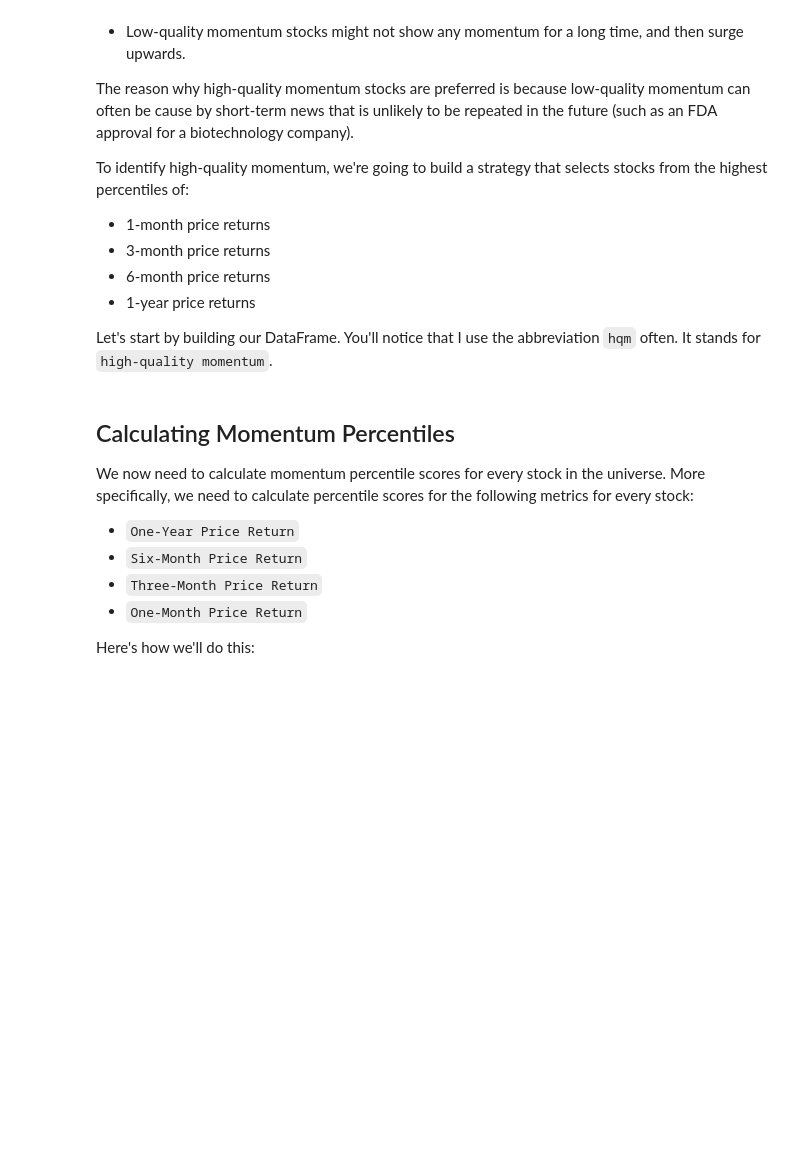
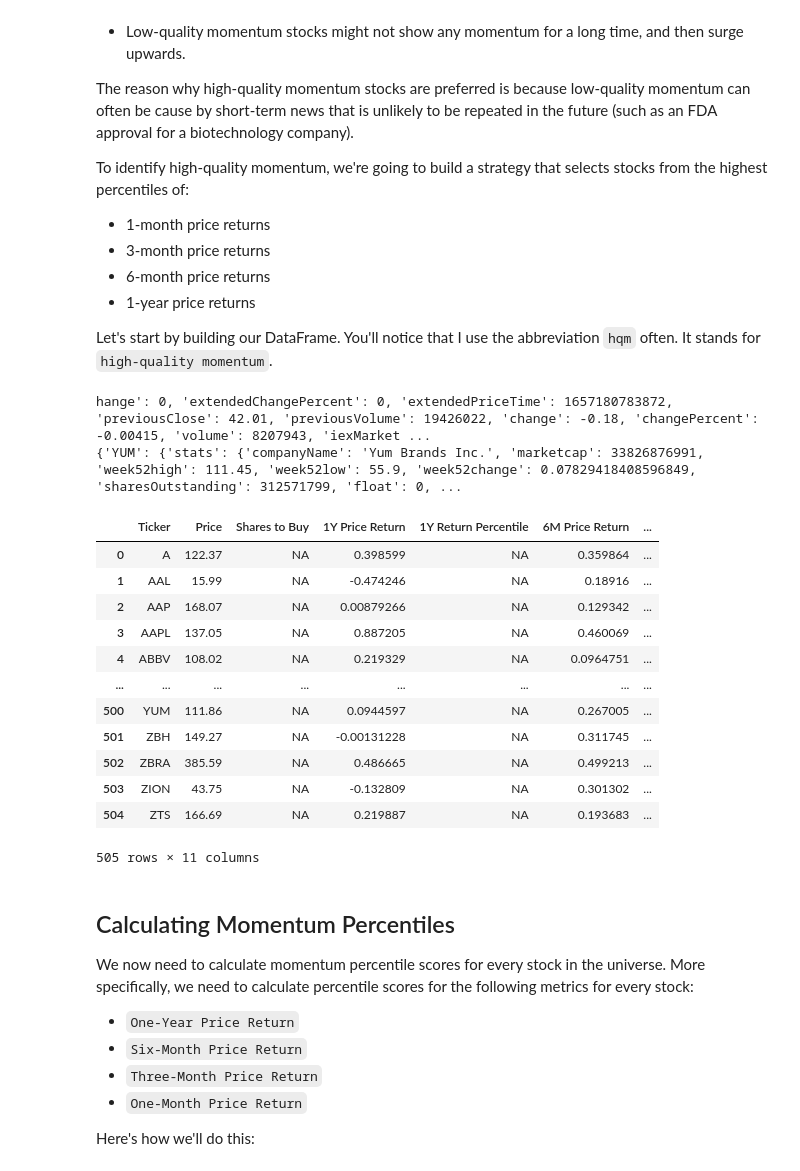
Before and after one commit to alexalexyang/trading_practice, a Jupyter notebook: algorithmic-trading-python/starter_files/002_quantitative_momentum_strategy.ipynb, the cells around one changed output. Cells and saved outputs as stored; diff of their text form; code cells hidden in the pictures; blank space fills up the shorter version.

```diff
--- a/algorithmic-trading-python/starter_files/002_quantitative_momentum_strategy.ipynb
+++ b/algorithmic-trading-python/starter_files/002_quantitative_momentum_strategy.ipynb
@@ -222,36 +222,53 @@ hqm_cols = [
     '6M Price Return',
     '6M Return Percentile',
     '3M Price Return',
     '3M Return Percentile',
     '1M Price Return',
     '1M Return Percentile',
 ]
 
 hqm_df = pd.DataFrame(columns=hqm_cols)
 
 for symbol_string in symbol_strings:
     batch_api_call_url = f'{batch_url}/?types=stats,quote&symbols={symbol_string}&token={token}'
     data = requests.get(batch_api_call_url).json()
 
     for symbol in symbol_string.split(','):
         hqm_df = hqm_df.append(
             pd.Series(
                 [
-                    symbol
-                    data[symbol]['price'],
+                    symbol,
+                    data[symbol]['quote']['latestPrice'],
                     'NA',
                     data[symbol]['stats']['year1ChangePercent'],
                     'NA',
                     data[symbol]['stats']['month6ChangePercent'],
                     'NA',
                     data[symbol]['stats']['month3ChangePercent'],
                     'NA',
                     data[symbol]['stats']['month1ChangePercent'],
                     'NA',
                 ],
-                index = my_columns),
+                index = hqm_cols),
                 ignore_index = True
                 )
+hqm_df
+# %% [output]
+hange': 0, 'extendedChangePercent': 0, 'extendedPriceTime': 1657180783872, 'previousClose': 42.01, 'previousVolume': 19426022, 'change': -0.18, 'changePercent': -0.00415, 'volume': 8207943, 'iexMarket ...
+{'YUM': {'stats': {'companyName': 'Yum Brands Inc.', 'marketcap': 33826876991, 'week52high': 111.45, 'week52low': 55.9, 'week52change': 0.07829418408596849, 'sharesOutstanding': 312571799, 'float': 0, ...
+|  | Ticker | Price | Shares to Buy | 1Y Price Return | 1Y Return Percentile | 6M Price Return | ... |
+| 0 | A | 122.37 | NA | 0.398599 | NA | 0.359864 | ... |
+| 1 | AAL | 15.99 | NA | -0.474246 | NA | 0.18916 | ... |
+| 2 | AAP | 168.07 | NA | 0.00879266 | NA | 0.129342 | ... |
+| 3 | AAPL | 137.05 | NA | 0.887205 | NA | 0.460069 | ... |
+| 4 | ABBV | 108.02 | NA | 0.219329 | NA | 0.0964751 | ... |
+| ... | ... | ... | ... | ... | ... | ... | ... |
+| 500 | YUM | 111.86 | NA | 0.0944597 | NA | 0.267005 | ... |
+| 501 | ZBH | 149.27 | NA | -0.00131228 | NA | 0.311745 | ... |
+| 502 | ZBRA | 385.59 | NA | 0.486665 | NA | 0.499213 | ... |
+| 503 | ZION | 43.75 | NA | -0.132809 | NA | 0.301302 | ... |
+| 504 | ZTS | 166.69 | NA | 0.219887 | NA | 0.193683 | ... |
+505 rows × 11 columns
 # %% [markdown]
 ## Calculating Momentum Percentiles
 
```
